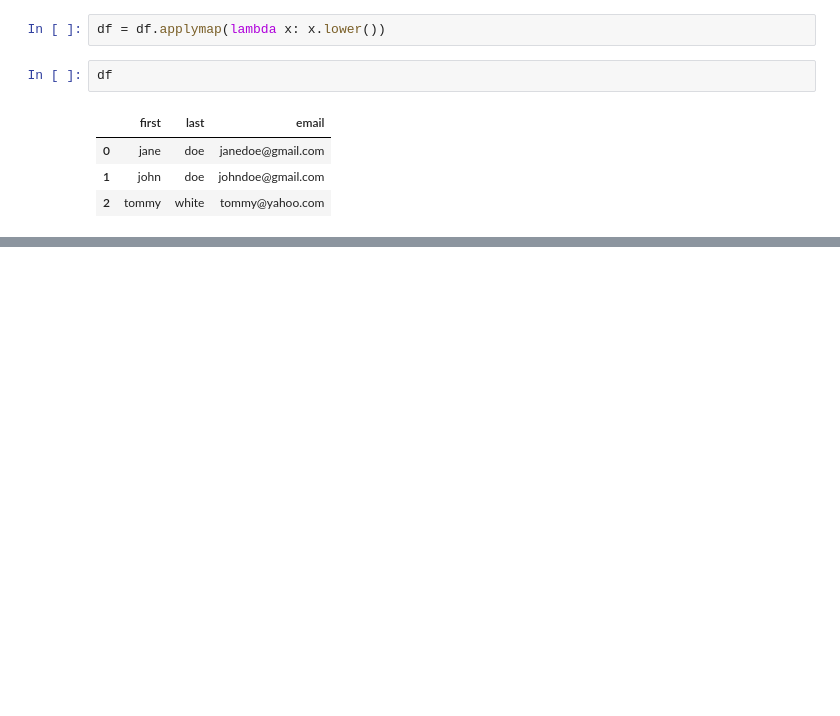
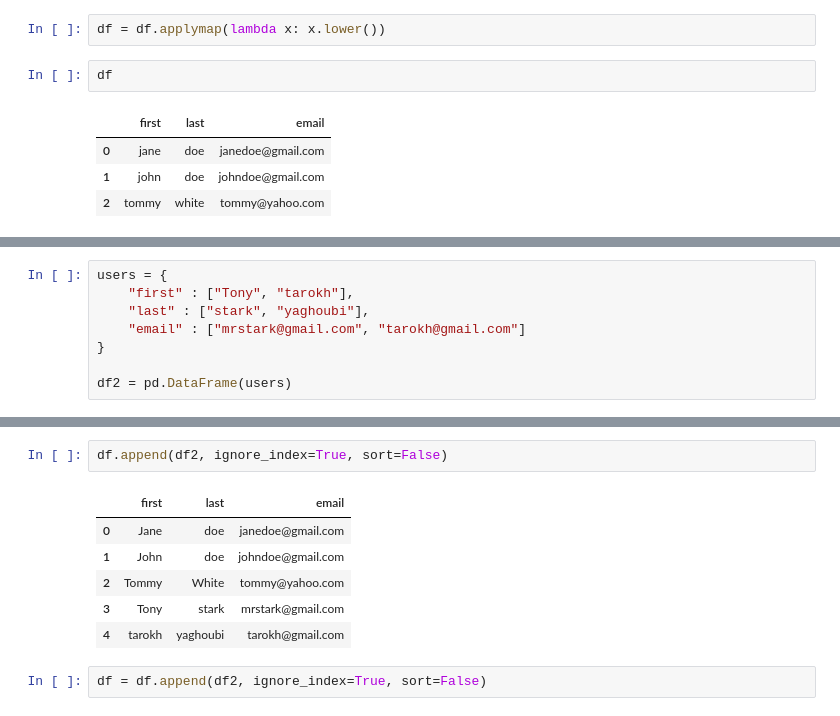
Before and after one commit to Tarokh-Yaghoubi/Jupyter-pandas, a Jupyter notebook: Michigan/Snippets.ipynb, the cells around one changed output, grey strips where cells are left out. Saved outputs shown, nothing was run; the diff lists cells and outputs as text; blank space fills up the shorter version.

```diff
--- a/Michigan/Snippets.ipynb
+++ b/Michigan/Snippets.ipynb
@@ -171,0 +235,8 @@ df
+# %%
+users = {
+    "first" : ["Tony", "tarokh"],
+    "last" : ["stark", "yaghoubi"],
+    "email" : ["mrstark@gmail.com", "tarokh@gmail.com"]
+}
+
+df2 = pd.DataFrame(users)
@@ -171,0 +249,11 @@ df
+# %%
+df.append(df2, ignore_index=True, sort=False)
+# %% [output]
+|  | first | last | email |
+| 0 | Jane | doe | janedoe@gmail.com |
+| 1 | John | doe | johndoe@gmail.com |
+| 2 | Tommy | White | tommy@yahoo.com |
+| 3 | Tony | stark | mrstark@gmail.com |
+| 4 | tarokh | yaghoubi | tarokh@gmail.com |
+# %%
+df = df.append(df2, ignore_index=True, sort=False)
```
Also changed, not shown: parts of 16 cells of this notebook.
